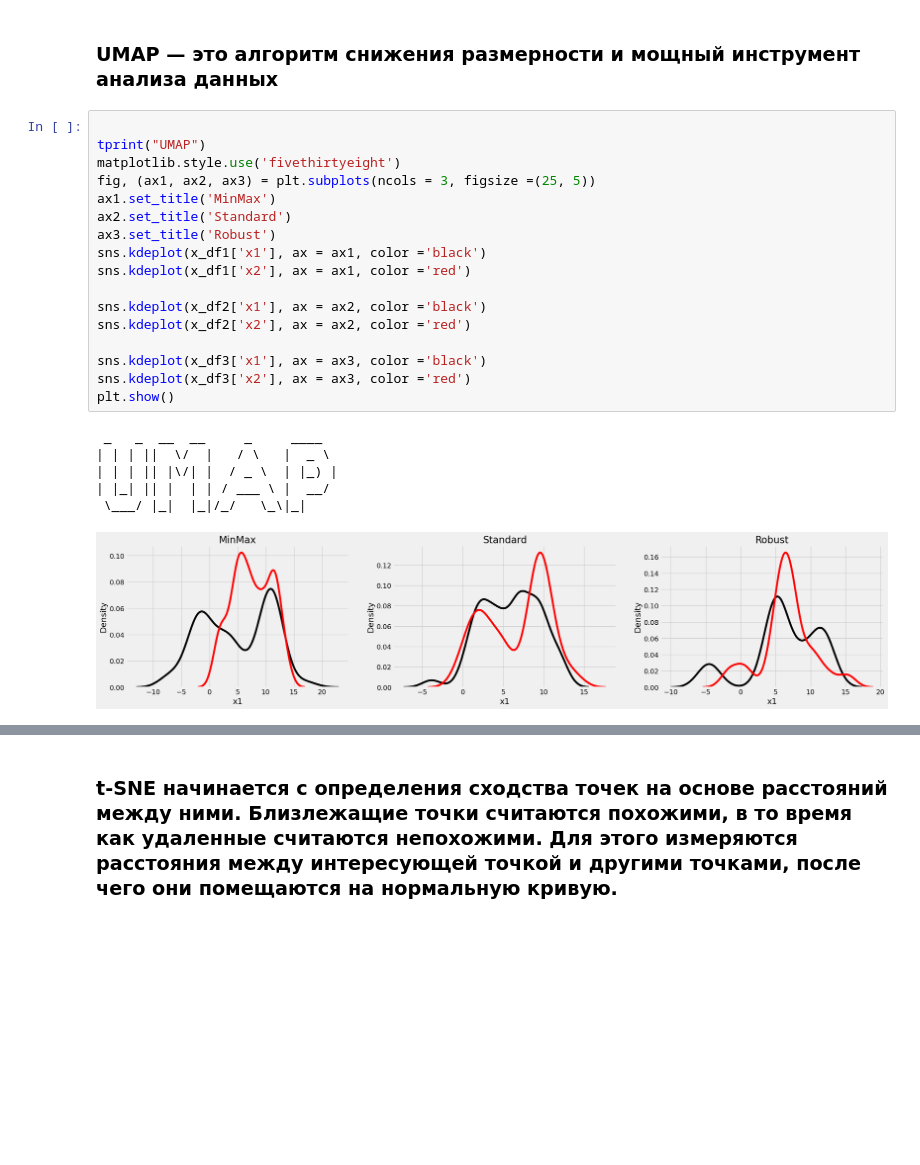
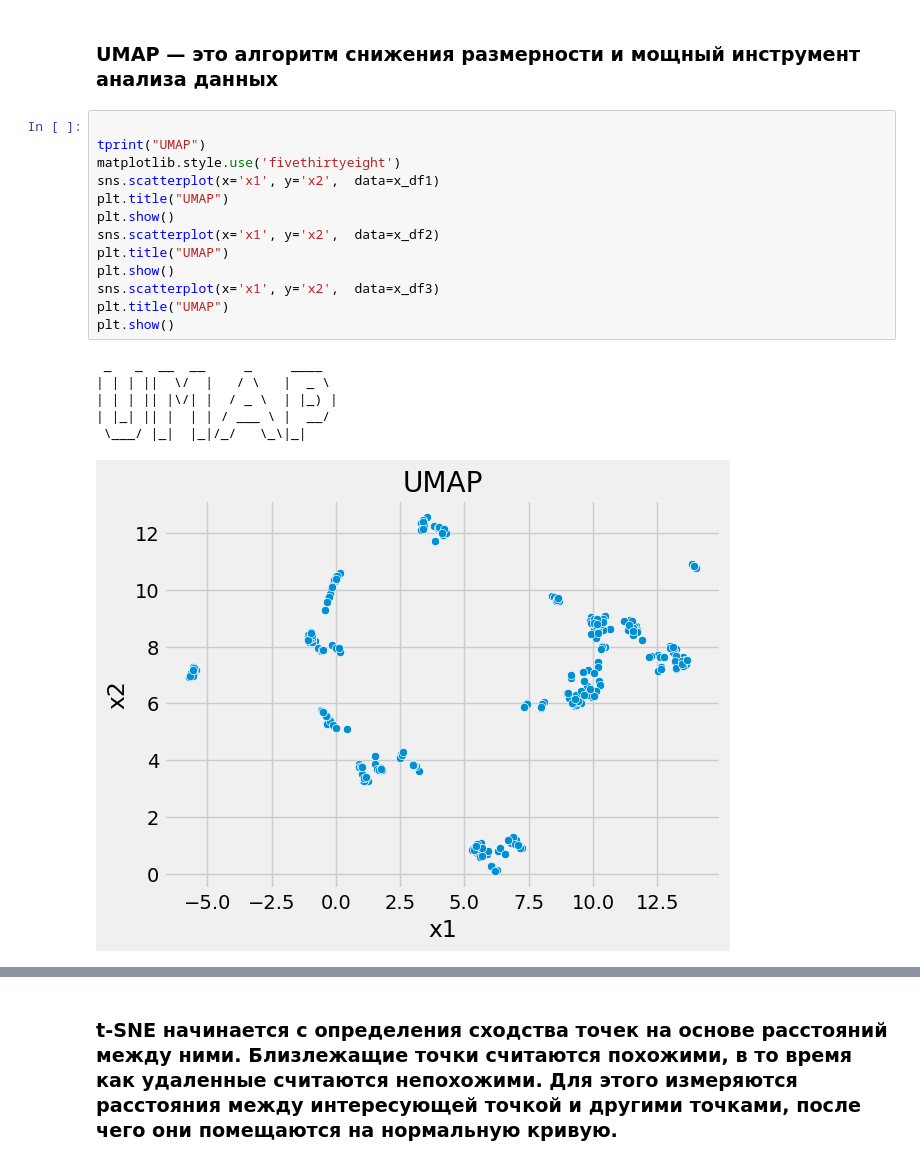
Before and after one commit to Raccoonn78/MagiCtr, a Jupyter notebook: Интеллектуальные системы и технологии/pr2/pr2.ipynb, the cells around one changed output, grey strips where cells are left out. Saved outputs shown, nothing was run; the diff lists cells and outputs as text; blank space fills up the shorter version.

```diff
--- a/Интеллектуальные системы и технологии/pr2/pr2.ipynb
+++ b/Интеллектуальные системы и технологии/pr2/pr2.ipynb
@@ -151,27 +155,23 @@ y_df2=pd.DataFrame(X_tsne_2, columns=['x1','x2'])
 y_df3=pd.DataFrame(X_tsne_3, columns=['x1','x2'])
 # %% [markdown]
 ### UMAP — это алгоритм снижения размерности и мощный инструмент анализа данных
-# %%
-
-tprint("UMAP")
-matplotlib.style.use('fivethirtyeight')
-fig, (ax1, ax2, ax3) = plt.subplots(ncols = 3, figsize =(25, 5))
-ax1.set_title('MinMax')
-ax2.set_title('Standard')
-ax3.set_title('Robust')
-sns.kdeplot(x_df1['x1'], ax = ax1, color ='black')
-sns.kdeplot(x_df1['x2'], ax = ax1, color ='red')
-
-sns.kdeplot(x_df2['x1'], ax = ax2, color ='black')
-sns.kdeplot(x_df2['x2'], ax = ax2, color ='red')
-
-sns.kdeplot(x_df3['x1'], ax = ax3, color ='black')
-sns.kdeplot(x_df3['x2'], ax = ax3, color ='red')
-plt.show()
-# %% [output]
- _   _  __  __     _     ____
-| | | ||  \/  |   / \   |  _ \
-| | | || |\/| |  / _ \  | |_) |
-| |_| || |  | | / ___ \ |  __/
- \___/ |_|  |_|/_/   \_\|_|
-[figure, removed]
+# %%
+
+tprint("UMAP")
+matplotlib.style.use('fivethirtyeight')
+sns.scatterplot(x='x1', y='x2',  data=x_df1)
+plt.title("UMAP")
+plt.show()
+sns.scatterplot(x='x1', y='x2',  data=x_df2)
+plt.title("UMAP")
+plt.show()
+sns.scatterplot(x='x1', y='x2',  data=x_df3)
+plt.title("UMAP")
+plt.show()
+# %% [output]
+ _   _  __  __     _     ____
+| | | ||  \/  |   / \   |  _ \
+| | | || |\/| |  / _ \  | |_) |
+| |_| || |  | | / ___ \ |  __/
+ \___/ |_|  |_|/_/   \_\|_|
+[figure, added]
```
Also changed, not shown: parts of 6 cells of this notebook, 14 other files.
